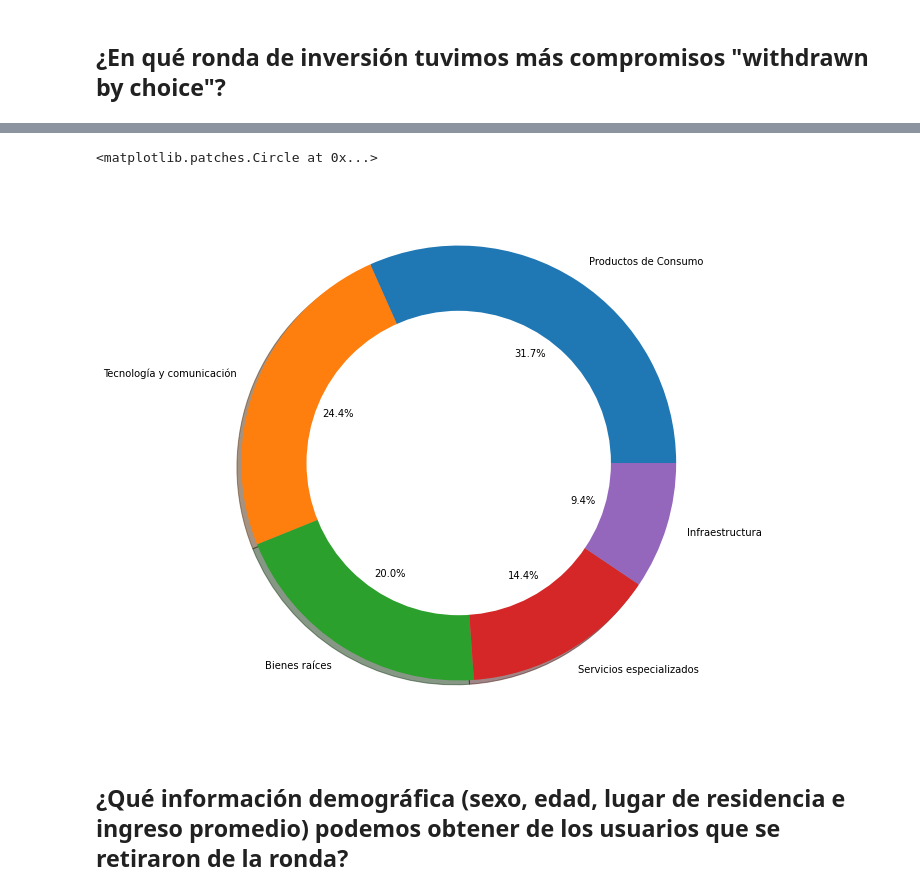
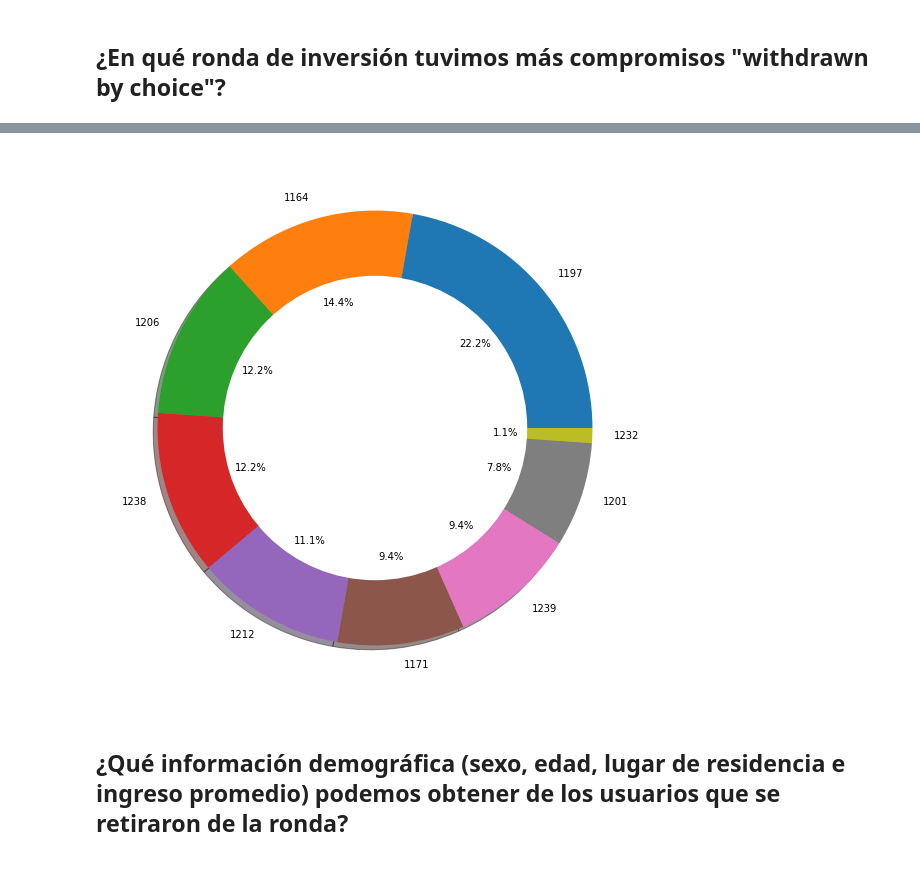
Before and after one commit to alexrodriguezh/test_pb, a Jupyter notebook: scripts/investments.ipynb, the cells around one changed output, grey strips where cells are left out. Saved outputs shown, nothing was run; the diff lists cells and outputs as text; code cells hidden in the pictures.

```diff
--- a/scripts/investments.ipynb
+++ b/scripts/investments.ipynb
@@ -78,13 +82,12 @@ ronda_inv
-# %%
-plt.figure(figsize=(10, 10))
-plt.pie(ronda_inv['User Id'], labels = ronda_inv['Industry'], autopct='%1.1f%%', shadow = True);
-#Circulo blanco
-centre_circle = plt.Circle((0,0),0.70,fc='white')
-fig = plt.gcf()
-fig.gca().add_artist(centre_circle)
-# %% [output]
-<matplotlib.patches.Circle at 0x...>
-[figure, removed]
+# %%
+plt.figure(figsize=(10, 10))
+plt.pie(ronda_inv['User Id'], labels = ronda_inv['Investment Round'], autopct='%1.1f%%', shadow = True);
+#Circulo blanco
+centre_circle = plt.Circle((0,0),0.70,fc='white')
+fig = plt.gcf()
+fig.gca().add_artist(centre_circle);
+# %% [output]
+[figure, added]
 # %% [markdown]
 ## ¿Qué información demográfica (sexo, edad, lugar de residencia e ingreso promedio) podemos obtener de los usuarios que se retiraron de la ronda?
 # %%
```
Also changed, not shown: parts of 18 cells of this notebook.
